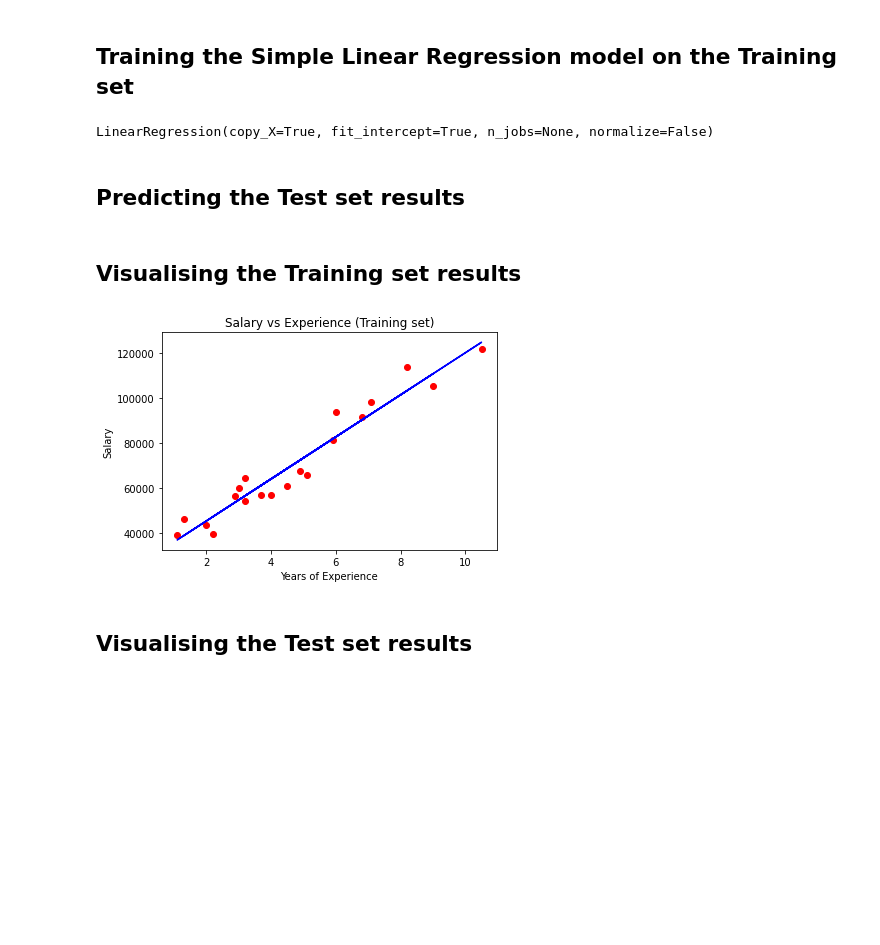
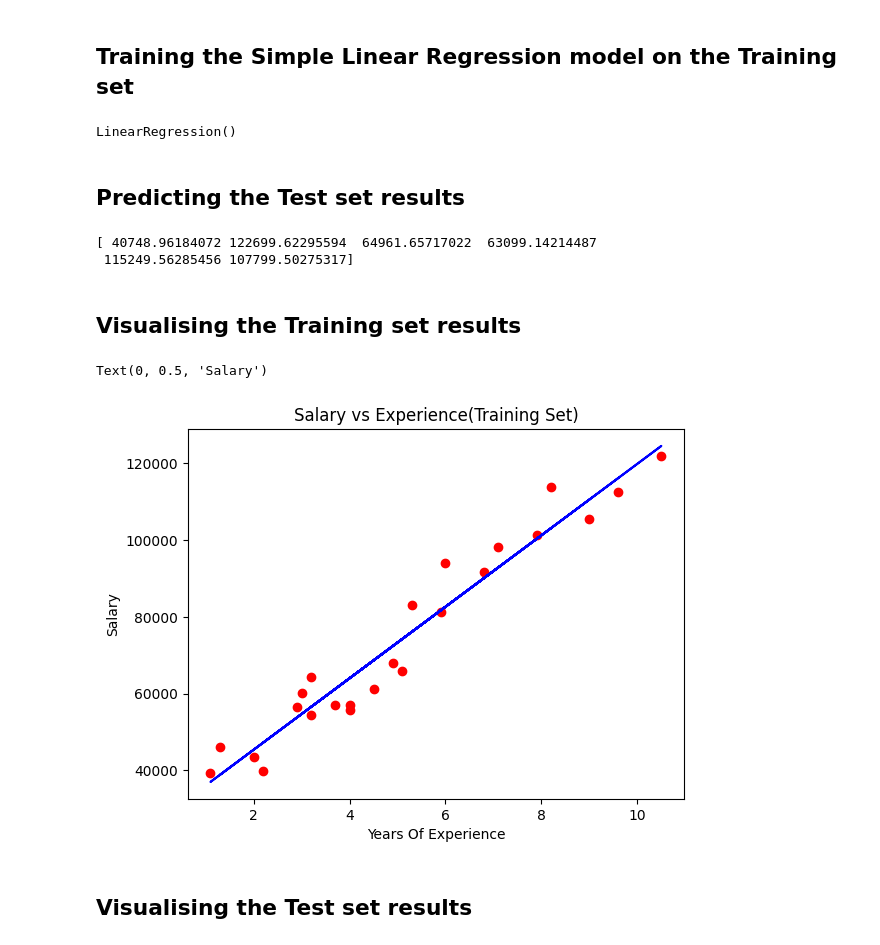
Before and after one commit to IamConstantine/MachineLearningUdemy, a Jupyter notebook: regression/simple_linear/simple_linear_regression.ipynb, the cells around one changed output. Drawn from its saved outputs; the diff is of its cells as text; code cells hidden in the pictures; blank space fills up the shorter version.

```diff
--- a/regression/simple_linear/simple_linear_regression.ipynb
+++ b/regression/simple_linear/simple_linear_regression.ipynb
@@ -18,30 +43,39 @@ y = dataset.iloc[:, -1].values
 ## Splitting the dataset into the Training set and Test set
 # %%
 from sklearn.model_selection import train_test_split
-X_train, X_test, y_train, y_test = train_test_split(X, y, test_size = 1/3, random_state = 0)
+
+X_train, X_test, y_train, y_test = train_test_split(X, y, test_size = 0.2, random_state = 0)
+# I changed the random_state from 42 to 0 to get a better split. The 42 version seemed to create more bias(underfit).
 # %% [markdown]
 ## Training the Simple Linear Regression model on the Training set
 # %%
 from sklearn.linear_model import LinearRegression
+
 regressor = LinearRegression()
 regressor.fit(X_train, y_train)
 # %% [output]
-LinearRegression(copy_X=True, fit_intercept=True, n_jobs=None, normalize=False)
+LinearRegression()
 # %% [markdown]
 ## Predicting the Test set results
 # %%
 y_pred = regressor.predict(X_test)
+print(y_pred)
+# %% [output]
+[ 40748.96184072 122699.62295594  64961.65717022  63099.14214487
+ 115249.56285456 107799.50275317]
 # %% [markdown]
 ## Visualising the Training set results
 # %%
-plt.scatter(X_train, y_train, color = 'red')
-plt.plot(X_train, regressor.predict(X_train), color = 'blue')
-plt.title('Salary vs Experience (Training set)')
-plt.xlabel('Years of Experience')
+import matplotlib.pyplot as plt
+
+plt.scatter(X_train, y_train, color='red')
+plt.plot(X_train, regressor.predict(X_train), color='blue')
+plt.title('Salary vs Experience(Training Set)')
+plt.xlabel('Years Of Experience')
 plt.ylabel('Salary')
-plt.show()
 # %% [output]
+Text(0, 0.5, 'Salary')
-[figure, old version]
+[figure, new version]
 # %% [markdown]
 ## Visualising the Test set results
 # %%
```
Also changed, not shown: parts of 9 cells of this notebook.
